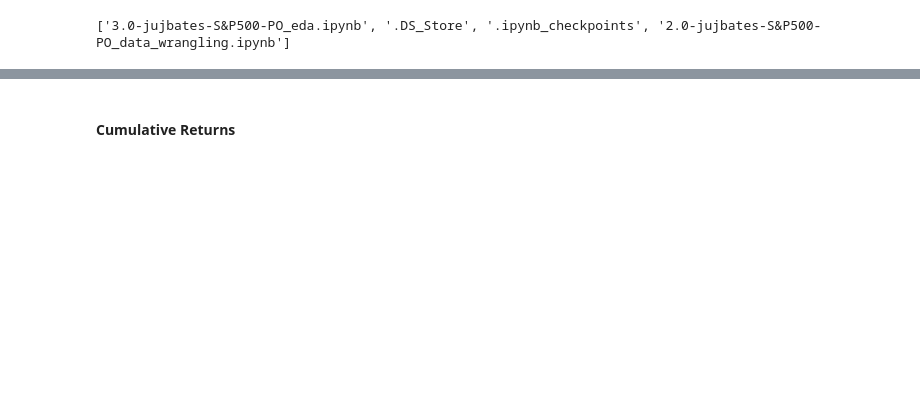
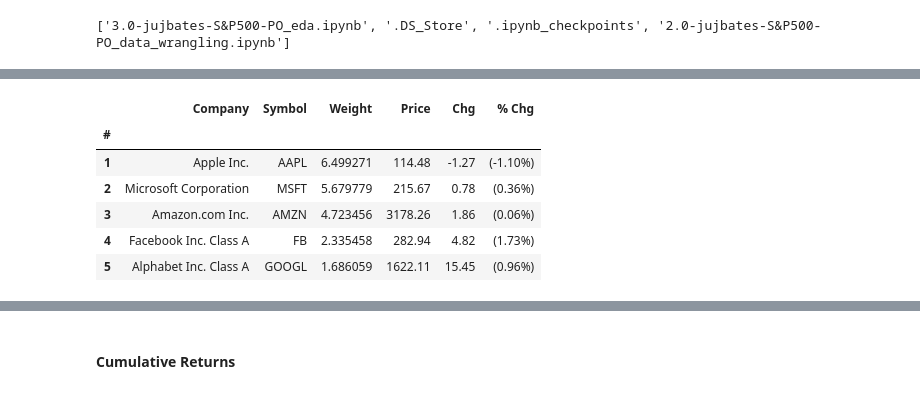
Before and after one commit to jujbates/Portfolio-Optimization, a Jupyter notebook: portopt/notebooks/exploratory/3.0-jujbates-S&P500-PO_eda.ipynb, the cells around one changed output, grey strips where cells are left out. Drawn from its saved outputs; the diff is of its cells as text; code cells hidden in the pictures; blank space fills up the shorter version.

```diff
--- a/portopt/notebooks/exploratory/3.0-jujbates-S&P500-PO_eda.ipynb
+++ b/portopt/notebooks/exploratory/3.0-jujbates-S&P500-PO_eda.ipynb
@@ -88,0 +113,10 @@ sp_df.index
+# %%
+slick_df.head()
+# %% [output]
+|  | Company | Symbol | Weight | Price | Chg | % Chg |
+| # |  |  |  |  |  |  |
+| 1 | Apple Inc. | AAPL | 6.499271 | 114.48 | -1.27 | (-1.10%) |
+| 2 | Microsoft Corporation | MSFT | 5.679779 | 215.67 | 0.78 | (0.36%) |
+| 3 | Amazon.com Inc. | AMZN | 4.723456 | 3178.26 | 1.86 | (0.06%) |
+| 4 | Facebook Inc. Class A | FB | 2.335458 | 282.94 | 4.82 | (1.73%) |
+| 5 | Alphabet Inc. Class A | GOOGL | 1.686059 | 1622.11 | 15.45 | (0.96%) |
```
Also changed, not shown: parts of 21 cells of this notebook, 3 other files.
